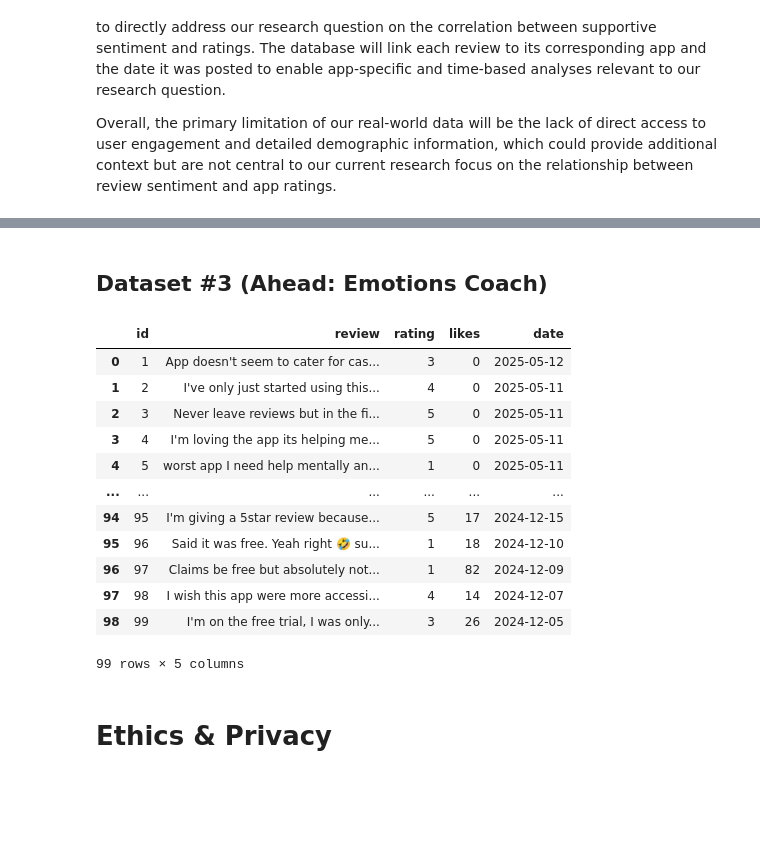
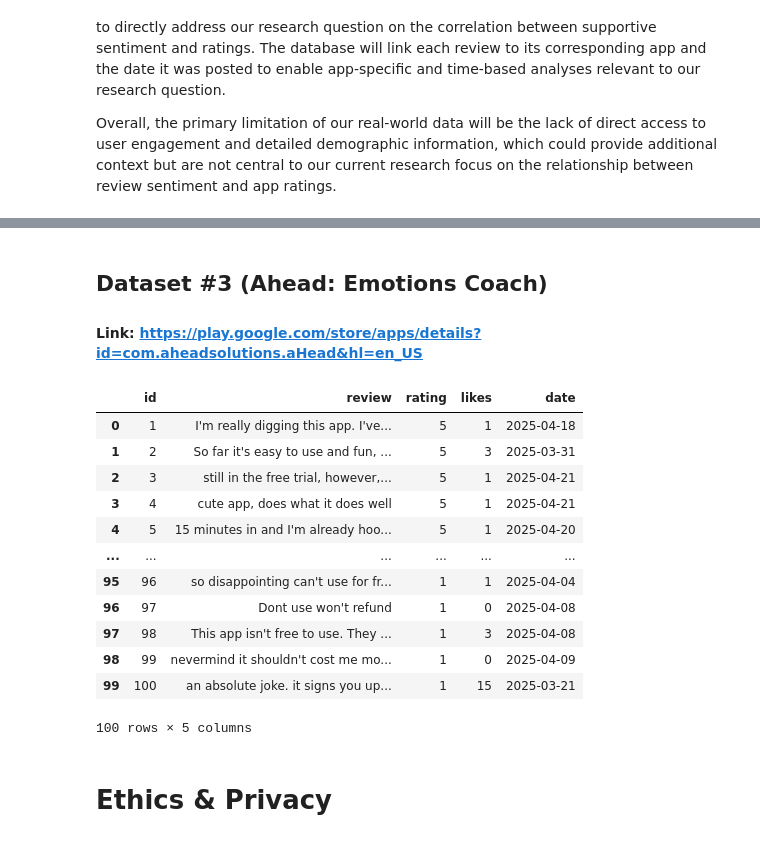
Before and after one commit to avalonandresen/cogs108, a Jupyter notebook: DataCheckpoint_Group018_SP25.ipynb, the cells around one changed output, grey strips where cells are left out. Cells and saved outputs as stored; diff of their text form; code cells hidden in the pictures; blank space fills up the shorter version.

```diff
--- a/DataCheckpoint_Group018_SP25.ipynb
+++ b/DataCheckpoint_Group018_SP25.ipynb
@@ -198,5 +246,6 @@ df_clean
 # %% [markdown]
 ## Dataset #3 (Ahead: Emotions Coach)
+#### Link: https://play.google.com/store/apps/details?id=com.aheadsolutions.aHead&hl=en_US
 # %%
 all_ahead_reviews = []
 continuation_token = None
@@ -215,46 +264,46 @@ while True:
     for review in result:
         review_date = review['at']
         if review_date >= cutoff_date:
             all_ahead_reviews.append(review)
         else:
             continuation_token = None
             break
     if continuation_token is None:
         break
 
 df = pd.DataFrame(all_ahead_reviews)
 df.to_csv('ahead_reviews.csv', index=False)
 
 df = pd.read_csv("ahead_reviews.csv")
 df_clean = df[["content", "score", "thumbsUpCount", "at"]]
 
 df_clean = df_clean.rename(columns={
     "content":"review",
     "score":"rating",
     "thumbsUpCount":"likes",
     "at":"date"
 })
 
 df_clean["date"] = pd.to_datetime(df_clean["date"]).dt.date
-df_clean = df_clean.sort_values(by="date", ascending=False)
+df_clean = df_clean.sort_values(by="rating", ascending=False)
 df_clean = df_clean.reset_index(drop=True)
 df_clean.insert(0,"id",range(1, len(df_clean) + 1))
 df_clean.to_csv("clean_ahead_reviews.csv", index=False)
 df_clean
 # %% [output]
 |  | id | review | rating | likes | date |
-| 0 | 1 | App doesn't seem to cater for cas... | 3 | 0 | 2025-05-12 |
-| 1 | 2 | I've only just started using this... | 4 | 0 | 2025-05-11 |
-| 2 | 3 | Never leave reviews but in the fi... | 5 | 0 | 2025-05-11 |
-| 3 | 4 | I'm loving the app its helping me... | 5 | 0 | 2025-05-11 |
-| 4 | 5 | worst app I need help mentally an... | 1 | 0 | 2025-05-11 |
+| 0 | 1 | I'm really digging this app. I've... | 5 | 1 | 2025-04-18 |
+| 1 | 2 | So far it's easy to use and fun, ... | 5 | 3 | 2025-03-31 |
+| 2 | 3 | still in the free trial, however,... | 5 | 1 | 2025-04-21 |
+| 3 | 4 | cute app, does what it does well | 5 | 1 | 2025-04-21 |
+| 4 | 5 | 15 minutes in and I'm already hoo... | 5 | 1 | 2025-04-20 |
 | ... | ... | ... | ... | ... | ... |
-| 94 | 95 | I'm giving a 5star review because... | 5 | 17 | 2024-12-15 |
-| 95 | 96 | Said it was free. Yeah right 🤣 su... | 1 | 18 | 2024-12-10 |
-| 96 | 97 | Claims be free but absolutely not... | 1 | 82 | 2024-12-09 |
-| 97 | 98 | I wish this app were more accessi... | 4 | 14 | 2024-12-07 |
-| 98 | 99 | I'm on the free trial, I was only... | 3 | 26 | 2024-12-05 |
+| 95 | 96 | so disappointing can't use for fr... | 1 | 1 | 2025-04-04 |
+| 96 | 97 | Dont use won't refund | 1 | 0 | 2025-04-08 |
+| 97 | 98 | This app isn't free to use. They ... | 1 | 3 | 2025-04-08 |
+| 98 | 99 | nevermind it shouldn't cost me mo... | 1 | 0 | 2025-04-09 |
+| 99 | 100 | an absolute joke. it signs you up... | 1 | 15 | 2025-03-21 |
-99 rows × 5 columns
+100 rows × 5 columns
 # %% [markdown]
 # Ethics & Privacy
 # %% [markdown]
```
Also changed, not shown: parts of 9 cells of this notebook, 6 other files.
